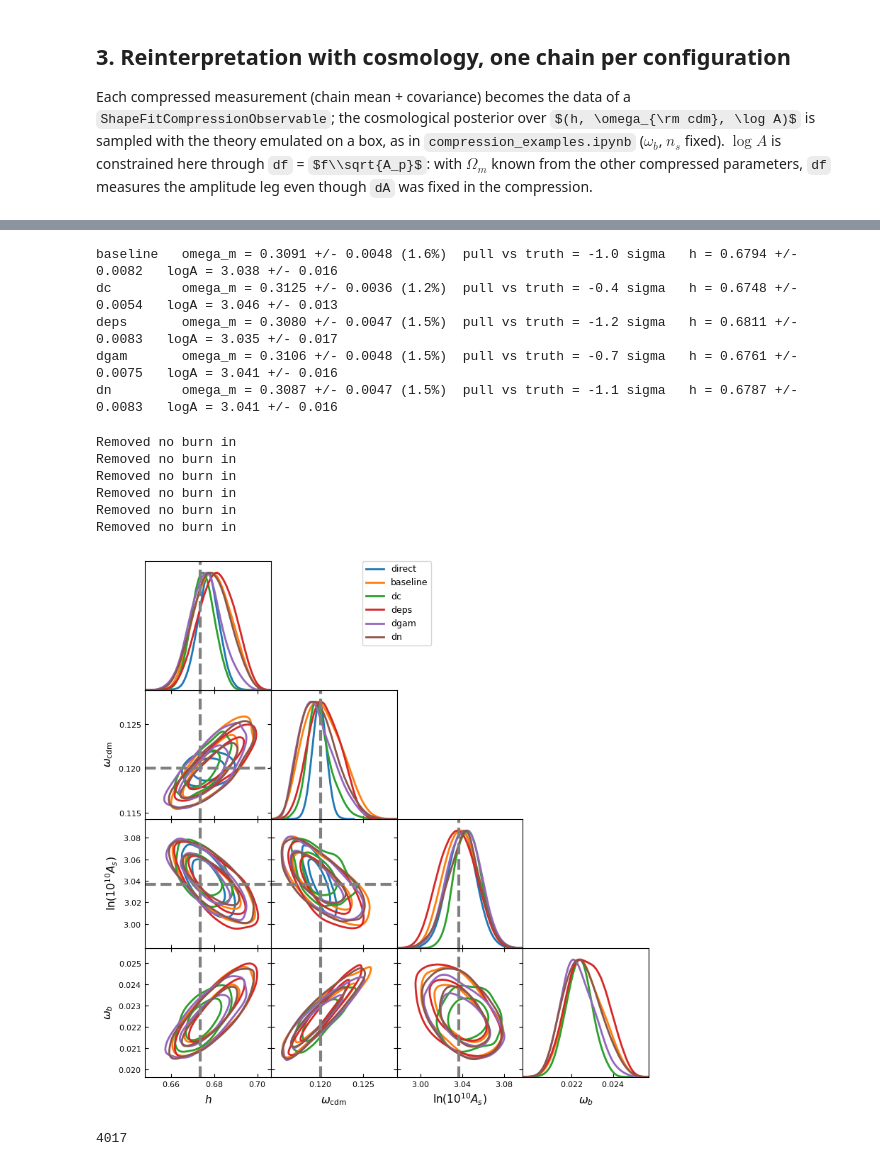
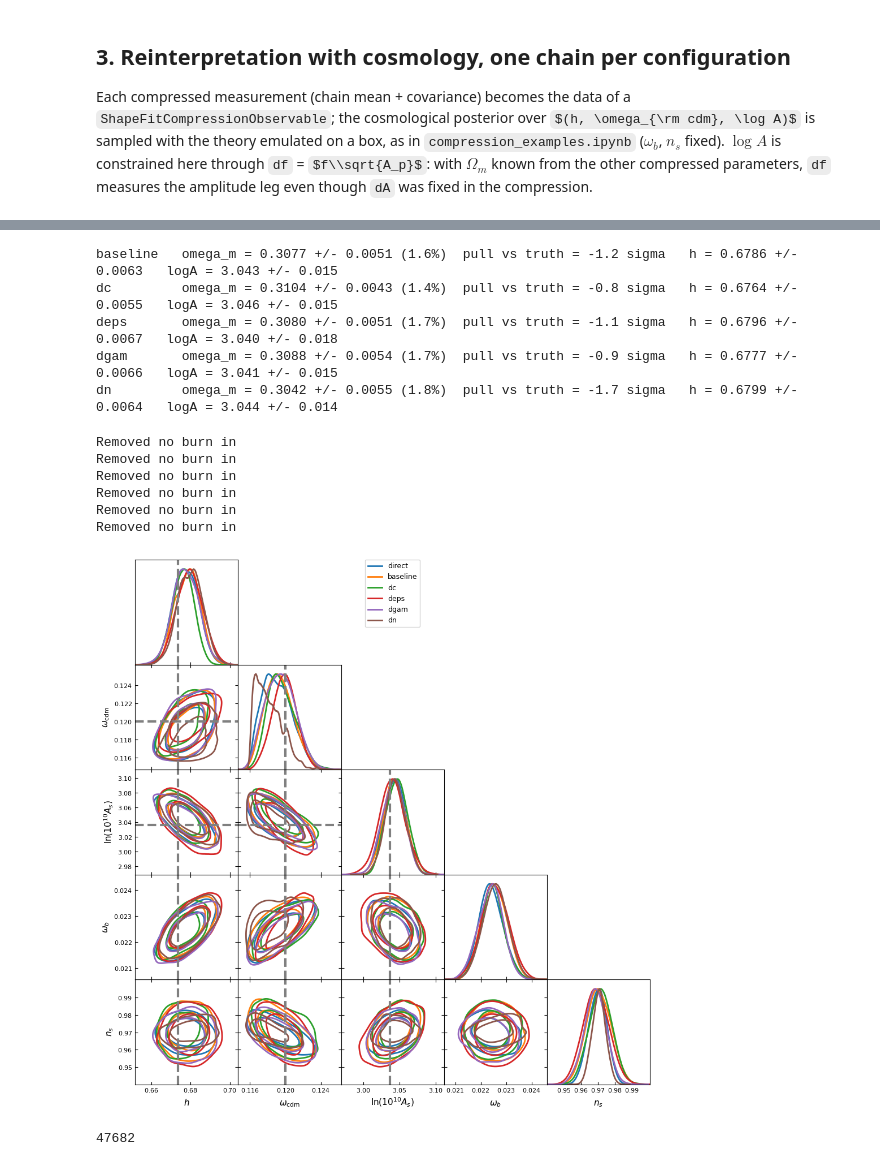
Before and after one commit to dforero0896/desilike, a Jupyter notebook: nb/shapefit_extensions_cosmology_examples.ipynb, the cells around one changed output, grey strips where cells are left out. Saved outputs shown, nothing was run; the diff lists cells and outputs as text; code cells hidden in the pictures; some formulas as TeX source.

```diff
--- a/nb/shapefit_extensions_cosmology_examples.ipynb
+++ b/nb/shapefit_extensions_cosmology_examples.ipynb
@@ -403,7 +403,7 @@ compression.
 from desilike.observables.galaxy_clustering import ShapeFitCompressionObservable
 from desilike.emulators import Emulator, Space
 
-COSMO_PARAMS = ['h', 'omega_cdm','logA', 'omega_b']
+COSMO_PARAMS = ['h', 'omega_cdm','logA', 'omega_b', 'n_s']
 
 def reinterpret(config, comp):
     parameters = comp['names']
@@ -413,14 +413,19 @@ def reinterpret(config, comp):
                                                cosmo=CosmoprimoCosmology(engine='camb', fiducial=FIDUCIAL))
     params = get_params(observable)
     params['omega_b'].update(fixed=False,
-                            prior=dict(dist='norm', loc=0.02237, scale=2 * 0.00055),
+                            prior=dict(dist='norm', loc=DESI()['omega_b'], scale=0.00055),
                             ref=dict(dist='norm', loc=0.02237, scale=0.0003),
                             fd=dict(eps=0.0015), latex=r'\omega_b')
-    params['n_s'].update(fixed=True)
+    params['n_s'].update(fixed = False,
+                            value=DESI()['n_s'],
+                            prior=dict(dist='norm', loc=0.9649, scale=0.042 / 10 * 2),
+                            ref=dict(dist='norm', loc=DESI()['n_s'], scale=0.1),
+                            fd=dict(eps=0.005), latex='n_s')
     emulator = Emulator(observable.theory, Space(bounds={'h': (0.65, 0.70),
                                                          'omega_cdm': (0.116, 0.128),
                                                          'logA': (2.97, 3.11),
-                                                         'omega_b': (0.020005, 0.024995)
+                                                         'omega_b': (0.020005, 0.024995),
+                                                         'n_s': (0.8, 1.1),
                                                         }),
                         budget=1)
     emulator.train()
@@ -527,11 +566,11 @@ for config in CONFIGS_ALL:
              (omega_m.mean() - omega_m_truth) / omega_m.std(), arr['h'].mean(), arr['h'].std(),
              arr['logA'].mean(), arr['logA'].std()))
 # %% [output]
-baseline   omega_m = 0.3091 +/- 0.0048 (1.6%)  pull vs truth = -1.0 sigma   h = 0.6794 +/- 0.0082   logA = 3.038 +/- 0.016
-dc         omega_m = 0.3125 +/- 0.0036 (1.2%)  pull vs truth = -0.4 sigma   h = 0.6748 +/- 0.0054   logA = 3.046 +/- 0.013
-deps       omega_m = 0.3080 +/- 0.0047 (1.5%)  pull vs truth = -1.2 sigma   h = 0.6811 +/- 0.0083   logA = 3.035 +/- 0.017
-dgam       omega_m = 0.3106 +/- 0.0048 (1.5%)  pull vs truth = -0.7 sigma   h = 0.6761 +/- 0.0075   logA = 3.041 +/- 0.016
-dn         omega_m = 0.3087 +/- 0.0047 (1.5%)  pull vs truth = -1.1 sigma   h = 0.6787 +/- 0.0083   logA = 3.041 +/- 0.016
+baseline   omega_m = 0.3077 +/- 0.0051 (1.6%)  pull vs truth = -1.2 sigma   h = 0.6786 +/- 0.0063   logA = 3.043 +/- 0.015
+dc         omega_m = 0.3104 +/- 0.0043 (1.4%)  pull vs truth = -0.8 sigma   h = 0.6764 +/- 0.0055   logA = 3.046 +/- 0.015
+deps       omega_m = 0.3080 +/- 0.0051 (1.7%)  pull vs truth = -1.1 sigma   h = 0.6796 +/- 0.0067   logA = 3.040 +/- 0.018
+dgam       omega_m = 0.3088 +/- 0.0054 (1.7%)  pull vs truth = -0.9 sigma   h = 0.6777 +/- 0.0066   logA = 3.041 +/- 0.015
+dn         omega_m = 0.3042 +/- 0.0055 (1.8%)  pull vs truth = -1.7 sigma   h = 0.6799 +/- 0.0064   logA = 3.044 +/- 0.014
 # %%
 from desilike.samples import MCSamples, plotting
 
@@ -541,26 +580,26 @@ for config in CONFIGS_ALL:
     if samp is not None:
         interp_chains[config] = samp[::5]
 # %%
-chain_direct = MCSamples.read('_tests/chain_fs_direct/samples_1.h5').remove_burnin(0.5)
+chain_direct = MCSamples.read('_tests/chain_fs_direct/samples_1.h5').remove_burnin(0.5)[::5]
 present = [config for config in CONFIGS_ALL if config in interp_chains]
 plotting.plot_triangle([chain_direct] + [interp_chains[config] for config in present], params=COSMO_PARAMS,
                        labels=['direct'] + present, filled=False,
                        markers={'h': truth['omega_cdm'] and truth['h'], 'omega_cdm': truth['omega_cdm'],
                                 'logA': np.log(1e10 * cosmo_truth['A_s'])},
                       line_args = [{'lw':3, 'color':f'C{i}'}  for i in range(10)],
                                 contour_lws = 2,
                                 marker_args={"lw": 3},
                                colors = [f"C{i}" for i in range(10)],)
 plt.show()
 plt.close('all')
 del comp_chains, interp_chains
 gc.collect()
 # %% [output]
 Removed no burn in
 Removed no burn in
 Removed no burn in
 Removed no burn in
 Removed no burn in
 Removed no burn in
-[figure, old version]
+[figure, new version]
-4017
+47682
```
Also changed, not shown: parts of 6 cells of this notebook, 1 other file.
